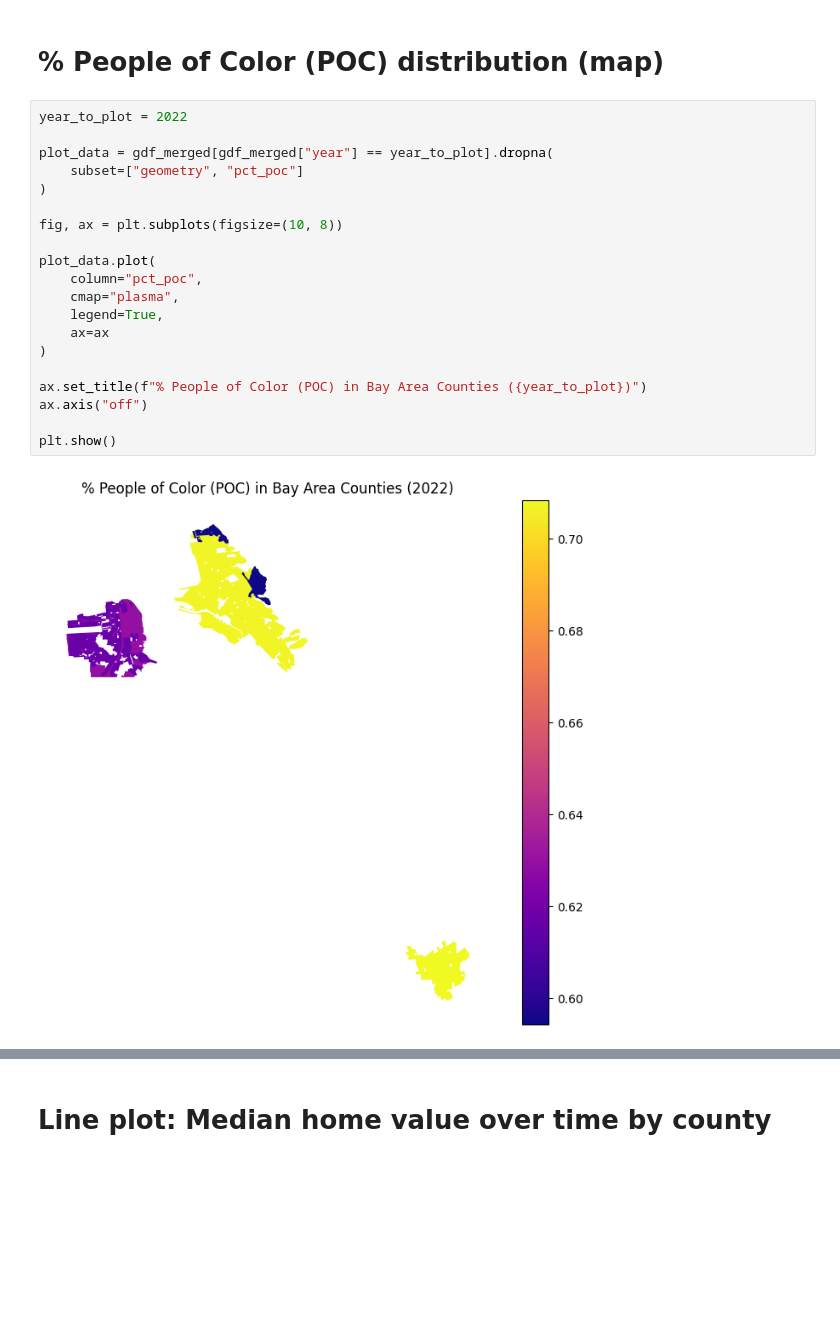
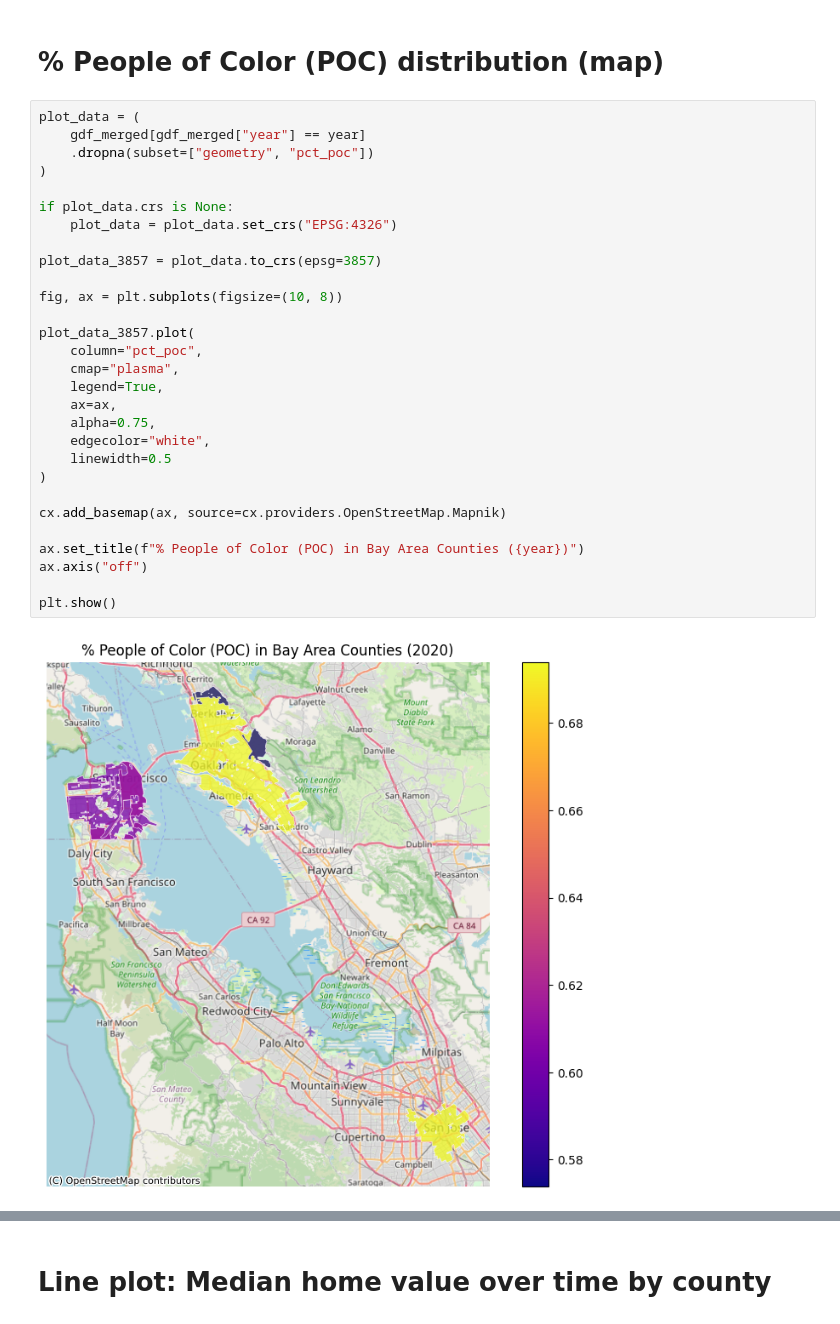
Before and after one commit to UCB-stat-159-f25/final-group10, a Jupyter notebook: ACSdataPlots.ipynb, the cells around one changed output, grey strips where cells are left out. Cells and saved outputs as stored; diff of their text form; blank space fills up the shorter version.

```diff
--- a/ACSdataPlots.ipynb
+++ b/ACSdataPlots.ipynb
@@ -157,24 +132,33 @@ plt.show()
 # %% [markdown]
 # % People of Color (POC) distribution (map)
 # %%
-year_to_plot = 2022
+plot_data = (
+    gdf_merged[gdf_merged["year"] == year]
+    .dropna(subset=["geometry", "pct_poc"])
+)
 
-plot_data = gdf_merged[gdf_merged["year"] == year_to_plot].dropna(
-    subset=["geometry", "pct_poc"]
-)
+if plot_data.crs is None:
+    plot_data = plot_data.set_crs("EPSG:4326")
+
+plot_data_3857 = plot_data.to_crs(epsg=3857)
 
 fig, ax = plt.subplots(figsize=(10, 8))
 
-plot_data.plot(
+plot_data_3857.plot(
     column="pct_poc",
     cmap="plasma",
     legend=True,
-    ax=ax
+    ax=ax,
+    alpha=0.75,
+    edgecolor="white",
+    linewidth=0.5
 )
 
-ax.set_title(f"% People of Color (POC) in Bay Area Counties ({year_to_plot})")
+cx.add_basemap(ax, source=cx.providers.OpenStreetMap.Mapnik)
+
+ax.set_title(f"% People of Color (POC) in Bay Area Counties ({year})")
 ax.axis("off")
 
 plt.show()
 # %% [output]
-[figure, old version]
+[figure, new version]
```
Also changed, not shown: parts of 16 cells of this notebook.
